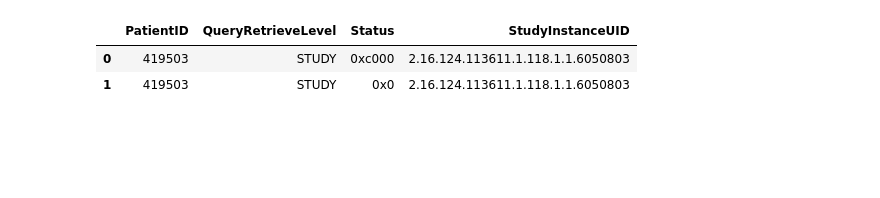
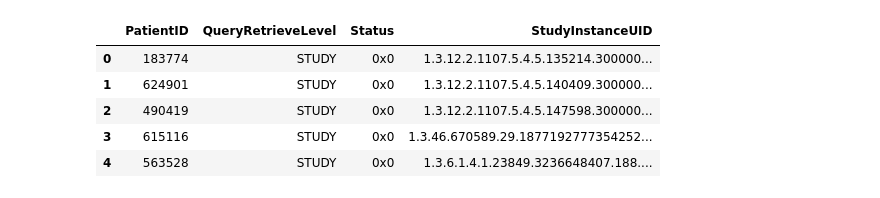
Before and after one commit to robertavram-md/pydicom-batch, a Jupyter notebook: CathEF_Format_Inference_CSV.ipynb, the cells around one changed output. Cells and saved outputs as stored; diff of their text form; code cells hidden in the pictures; blank space fills up the shorter version.

```diff
--- a/CathEF_Format_Inference_CSV.ipynb
+++ b/CathEF_Format_Inference_CSV.ipynb
@@ -34,4 +33,4 @@ def df_stats(df):
     print(tabulate(df_stat_val, headers='keys', tablefmt='psql'))
     return df.head()
 # %%
-df = pd.read_csv('data/audit-inference-20220401-20220831.csv')
+data = pd.read_csv('data/audit-inference-20210803-20230803.csv')
@@ -58,7 +37,23 @@ display(df)
-# %%
-df2 = pd.read_csv('data/database-c-move-2022-megatron.csv')
-display(df2.head(n=5))
-# %% [output]
-|  | PatientID | QueryRetrieveLevel | Status | StudyInstanceUID |
-| 0 | 419503 | STUDY | 0xc000 | 2.16.124.113611.1.118.1.1.6050803 |
-| 1 | 419503 | STUDY | 0x0 | 2.16.124.113611.1.118.1.1.6050803 |
+# %%
+
+# Drop the unnecessary index column
+data = data.drop(columns=['Unnamed: 0'])
+
+# Groupby 'StudyInstanceUID' and keep the first 'PatientID' for each unique 'StudyInstanceUID'
+data = data.groupby('StudyInstanceUID').first().reset_index()
+
+# Add 'Status' and 'QueryRetrieveLevel' columns
+data['Status'] = '0x0'
+data['QueryRetrieveLevel'] = 'STUDY'
+
+# Reorder columns to match the desired format
+data = data[['PatientID', 'QueryRetrieveLevel', 'Status', 'StudyInstanceUID']]
+
+data.head()
+# %% [output]
+|  | PatientID | QueryRetrieveLevel | Status | StudyInstanceUID |
+| 0 | 183774 | STUDY | 0x0 | 1.3.12.2.1107.5.4.5.135214.300000... |
+| 1 | 624901 | STUDY | 0x0 | 1.3.12.2.1107.5.4.5.140409.300000... |
+| 2 | 490419 | STUDY | 0x0 | 1.3.12.2.1107.5.4.5.147598.300000... |
+| 3 | 615116 | STUDY | 0x0 | 1.3.46.670589.29.1877192777354252... |
+| 4 | 563528 | STUDY | 0x0 | 1.3.6.1.4.1.23849.3236648407.188.... |
```
Also changed, not shown: parts of 16 cells of this notebook, 23 other files.
